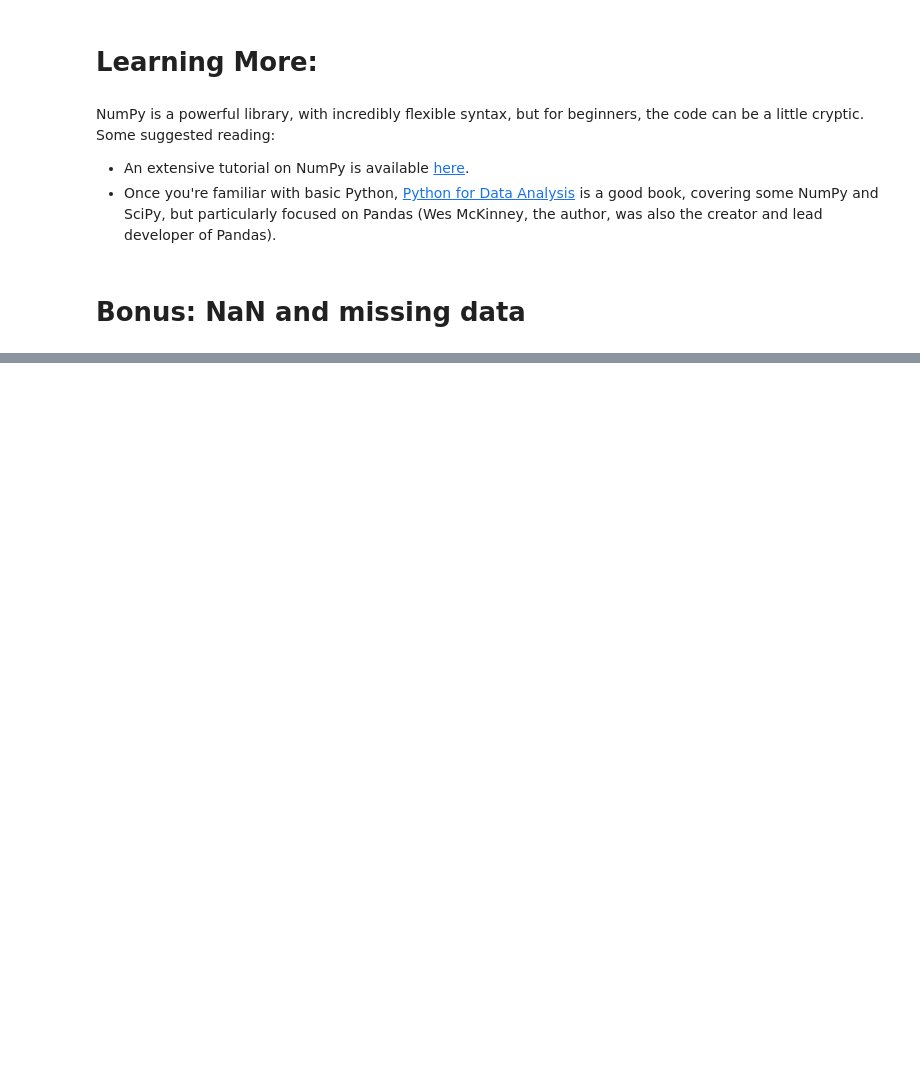
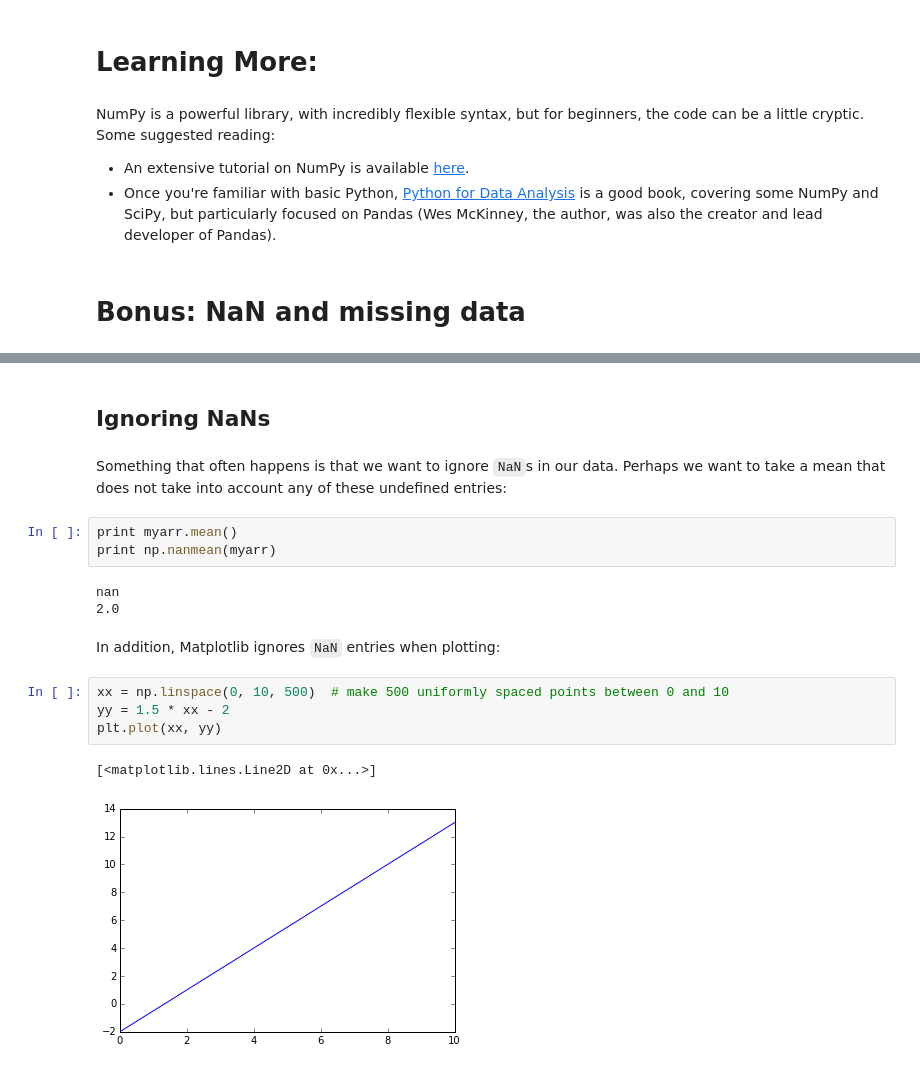
Before and after one commit to jmxpearson/DIBS_materials, a Jupyter notebook: python/Working with Array Data.ipynb, the cells around one changed output, grey strips where cells are left out. Drawn from its saved outputs; the diff is of its cells as text; blank space fills up the shorter version.

Commit message:
added NaN and masking data section

```diff
--- a/python/Working with Array Data.ipynb
+++ b/python/Working with Array Data.ipynb
@@ -487,0 +521,19 @@ NumPy is a powerful library, with incredibly flexible syntax, but for beginners,
+# %% [markdown]
+## Ignoring NaNs
+# %% [markdown]
+Something that often happens is that we want to ignore `NaN`s in our data. Perhaps we want to take a mean that does not take into account any of these undefined entries:
+# %%
+print myarr.mean()
+print np.nanmean(myarr)
+# %% [output]
+nan
+2.0
+# %% [markdown]
+In addition, Matplotlib ignores `NaN` entries when plotting:
+# %%
+xx = np.linspace(0, 10, 500)  # make 500 uniformly spaced points between 0 and 10
+yy = 1.5 * xx - 2
+plt.plot(xx, yy)
+# %% [output]
+[<matplotlib.lines.Line2D at 0x...>]
+[figure, added]
```
Also changed, not shown: parts of 21 cells of this notebook.
